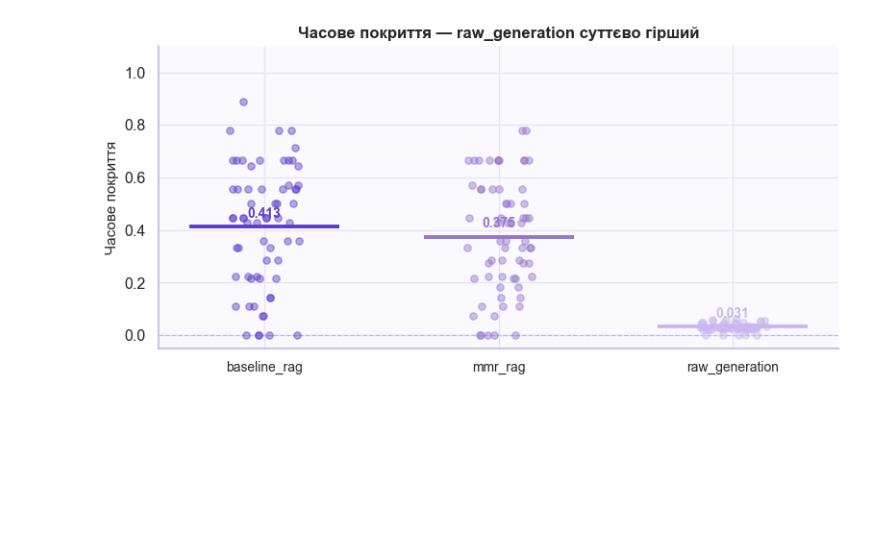
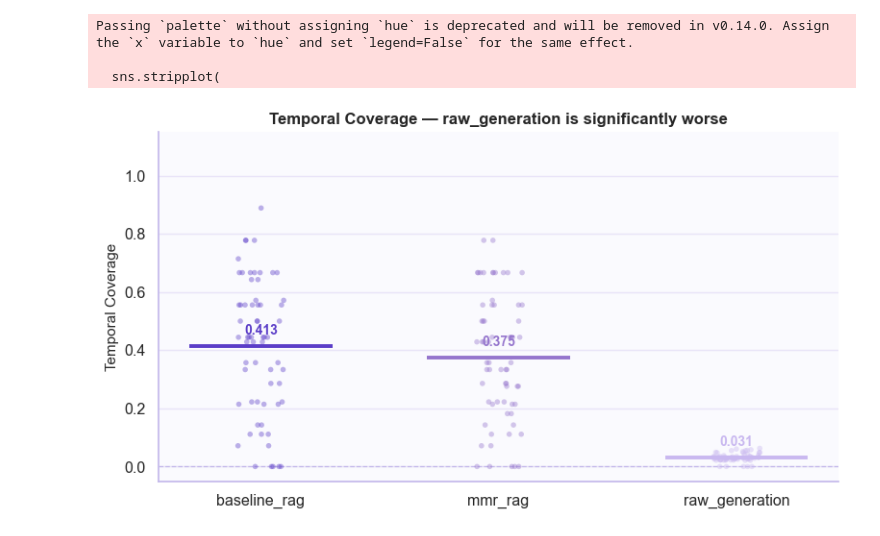
Before and after one commit to AliinaStar/productivity-journal, a Jupyter notebook: packages/backend/notebooks/evaluation/Results/evaluation_results.ipynb, the cells around one changed output. Saved outputs shown, nothing was run; the diff lists cells and outputs as text; code cells hidden in the pictures; blank space fills up the shorter version.

Commit message:
fix: graph baseline_rag

```diff
--- a/packages/backend/notebooks/evaluation/Results/evaluation_results.ipynb
+++ b/packages/backend/notebooks/evaluation/Results/evaluation_results.ipynb
@@ -106,7 +106,7 @@ raw_generation  month           65
                 week           279
                 year            10
 # %%
-# Покриття даних — які метрики скільки мають
+# Data coverage — how many rows each metric has
 cov = df.groupby("method")[METRIC_COLS].apply(lambda g: g.notna().mean() * 100)
 cov.columns = [METRIC_LABELS[c] for c in METRIC_COLS]
 
@@ -116,10 +116,10 @@ sns.heatmap(
     vmin=0, vmax=100, linewidths=0.6, linecolor="white",
     cbar_kws={"label": "% non-null"}, ax=ax
 )
-ax.set_title("Покриття даних (% рядків з реальним значенням)", fontsize=13, fontweight="bold")
+ax.set_title("Data Coverage (% of rows with non-null values)", fontsize=13, fontweight="bold")
 ax.set_ylabel("")
 plt.tight_layout()
 plt.show()
 
-print("\nПримітка: diversity / temporal_coverage / context_precision — тільки для місяців та року.")
+print("\nNote: diversity / temporal_coverage / context_precision — month and year only.")
 # %% [output]
@@ -256,30 +290,30 @@ plt.show()
 # %%
-# Детальніше: temporal_coverage — найбільша різниця між методами
-fig, ax = plt.subplots(figsize=(8, 4))
+fig, ax = plt.subplots(figsize=(8, 4.5))
 
+sns.stripplot(
+    data=df_rag, x="method", y="temporal_coverage", order=METHODS,
+    palette=METHOD_COLORS, alpha=0.4, jitter=True, size=4, ax=ax, zorder=3,
+)
 for i, method in enumerate(METHODS):
     vals  = df_rag[df_rag["method"] == method]["temporal_coverage"].dropna().values
     color = METHOD_COLORS[method]
     if len(vals):
-        ax.scatter(
-            np.full_like(vals, i, dtype=float) + np.random.uniform(-0.15, 0.15, len(vals)),
-            vals,
-            color=color, alpha=0.45, s=28, zorder=3
-        )
         mean_val = np.mean(vals)
-        ax.hlines(mean_val, i - 0.32, i + 0.32, color=color, linewidth=2.8, zorder=4)
-        ax.text(i, mean_val + 0.035, f"{mean_val:.3f}",
+        ax.hlines(mean_val, i - 0.3, i + 0.3, color=color, linewidth=2.8, zorder=4)
+        ax.text(i, mean_val + 0.04, f"{mean_val:.3f}",
                 ha="center", fontsize=10, fontweight="bold", color=color)
 
-ax.set_xticks(range(len(METHODS)))
-ax.set_xticklabels(METHODS, fontsize=10)
-ax.set_ylabel("Часове покриття", fontsize=11)
-ax.set_ylim(-0.05, 1.1)
-ax.set_title("Часове покриття — raw_generation суттєво гірший",
+ax.set_ylabel("Temporal Coverage", fontsize=11)
+ax.set_xlabel("")
+ax.set_ylim(-0.05, 1.15)
+ax.set_title("Temporal Coverage — raw_generation is significantly worse",
              fontsize=12, fontweight="bold")
 ax.axhline(0, color="#C4B9EB", linewidth=0.9, linestyle="--")
 plt.tight_layout()
 plt.show()
 # %% [output]
+Passing `palette` without assigning `hue` is deprecated and will be removed in v0.14.0. Assign the `x` variable to `hue` and set `legend=False` for the same effect.
+
+  sns.stripplot(
-[figure, old version]
+[figure, new version]
 # %%
```
Also changed, not shown: parts of 29 cells of this notebook, 9 other files.
